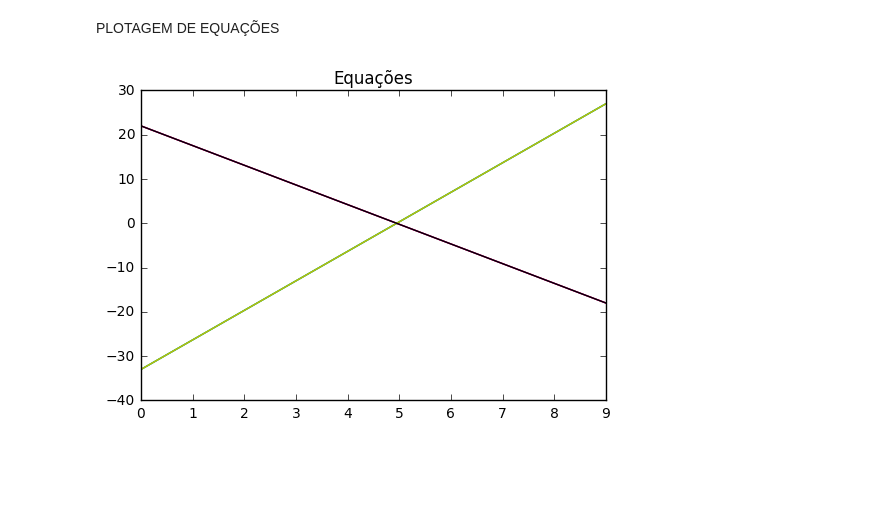
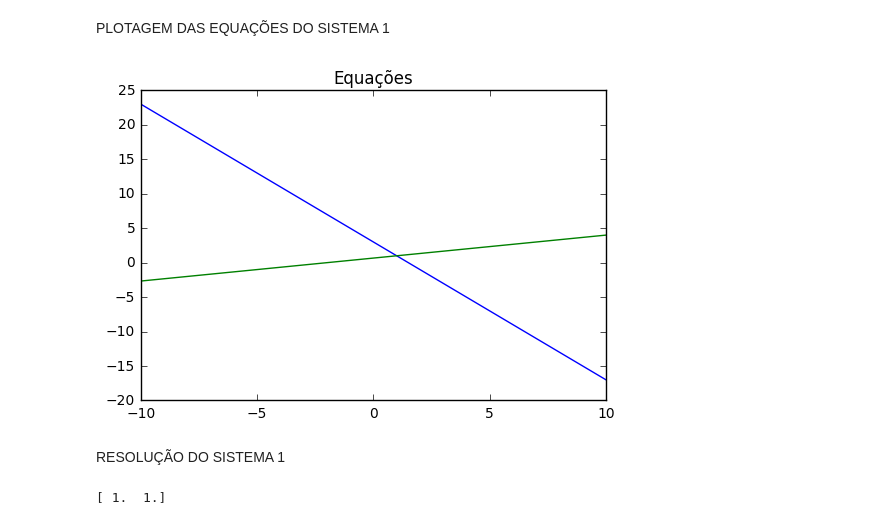
Before and after one commit to jspneto/Aula6, a Jupyter notebook: Aula6_JoseSenna.ipynb, the cells around one changed output. Saved outputs shown, nothing was run; the diff lists cells and outputs as text; code cells hidden in the pictures; blank space fills up the shorter version.

Commit message:
Gráfico e Resolução dos Sistemas 1, 2 e 3

```diff
--- a/Aula6_JoseSenna.ipynb
+++ b/Aula6_JoseSenna.ipynb
@@ -1,15 +1,24 @@
-# %% [markdown]
-PLOTAGEM DE EQUAÇÕES
 # %%
 import numpy as np
 import matplotlib.pyplot as plt
+# %% [markdown]
+PLOTAGEM DAS EQUAÇÕES DO SISTEMA 1
 # %%
 x1 = np.linspace(-10,10,num=10)
 x2 = np.linspace(-10,10,num=10)
 
 plt.title("Equações")
-plt.plot(2*x1+x2-3)
-plt.plot(x1-3*x2+2)
+plt.plot(x1, 3 - 2*x1)
+plt.plot(x1, (2 + x1)/3)
 plt.show()
 # %% [output]
-[figure, old version]
+[figure, new version]
+# %% [markdown]
+RESOLUÇÃO DO SISTEMA 1
+# %%
+a = np.array([[2,1],[1,-3]])
+b = np.array([3,-2])
+x = np.linalg.solve(a,b)
+print(x)
+# %% [output]
+[ 1.  1.]
```
Also changed, not shown: parts of 8 cells of this notebook.
